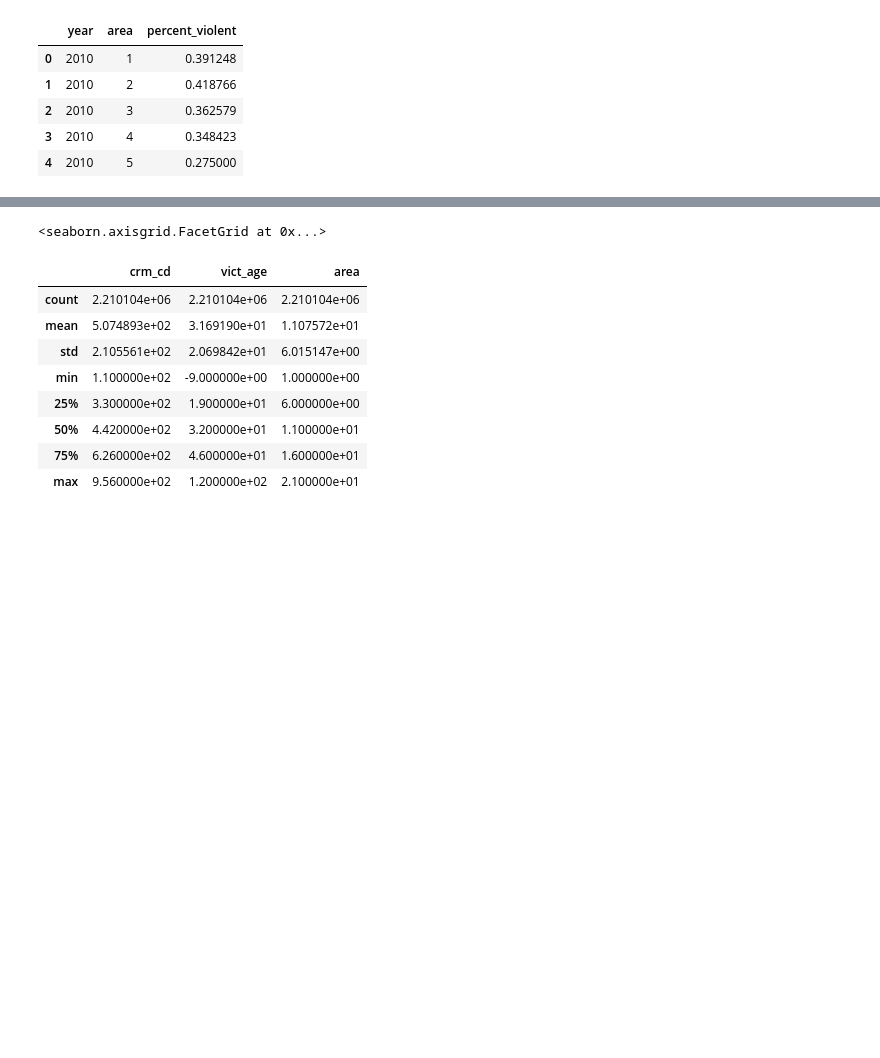
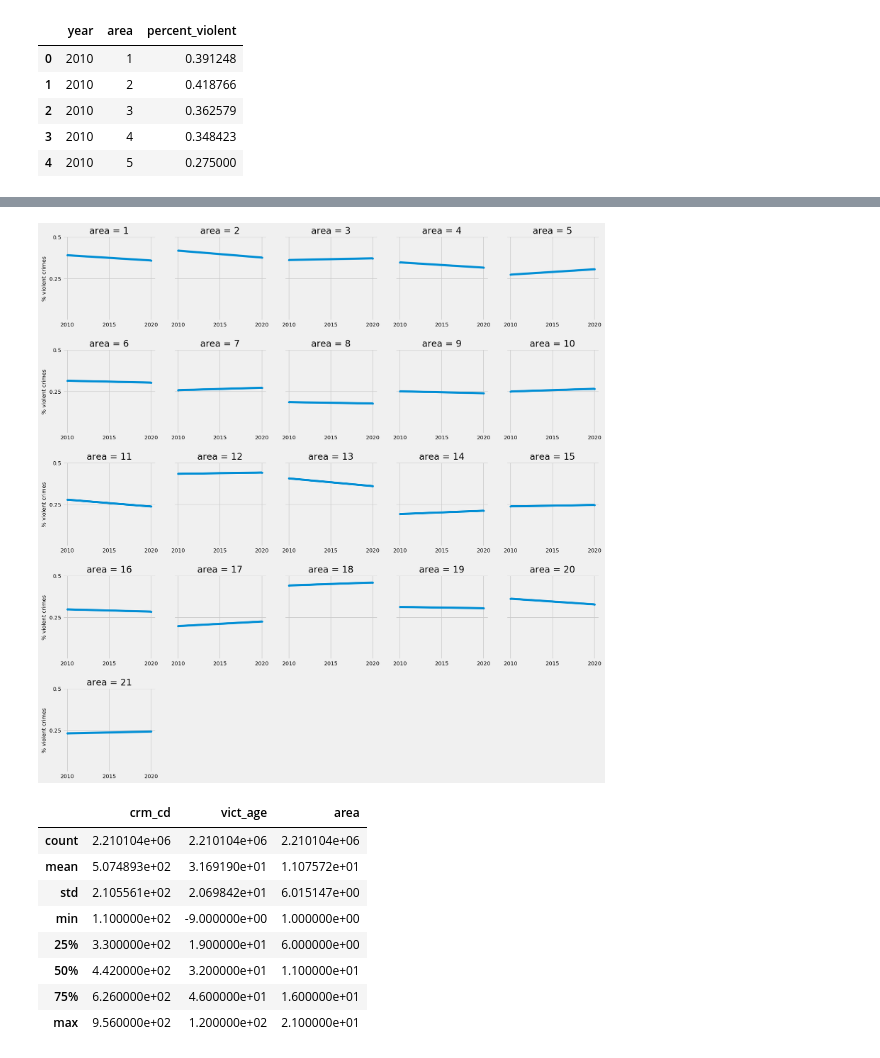
Before and after one commit to veeps/LA_innovation_team, a Jupyter notebook: code/003_explore_trends.ipynb, the cells around one changed output, grey strips where cells are left out. Drawn from its saved outputs; the diff is of its cells as text; code cells hidden in the pictures; blank space fills up the shorter version.

Commit message:
save facetgrid plot

```diff
--- a/code/003_explore_trends.ipynb
+++ b/code/003_explore_trends.ipynb
@@ -229,4 +229,5 @@ violent_crimes.head()
 | 3 | 2010 | 4 | 0.348423 |
 | 4 | 2010 | 5 | 0.275000 |
 # %%
-test = violent_crimes[(violent_crimes["year"]== 2010) | (violent_crimes["year"]== 2020)]
+# only select for year 2010 and 2020
+violent_crimes = violent_crimes[(violent_crimes["year"]== 2010) | (violent_crimes["year"]== 2020)]
@@ -242,17 +257,15 @@ test.head()
 # %%
-g = sns.FacetGrid(violent_crimes[(violent_crimes["year"]== 2010) | (violent_crimes["year"]== 2020)], col="area", col_wrap=5, height=3, sharex=False)
-g = (g.map(plt.plot, "year", "percent_violent", marker="."))
+g = sns.FacetGrid(violent_crimes, col="area", col_wrap=5, height=3, sharex=False)
+g = (g.map(plt.plot, "year", "percent_violent", marker=".")).set(ylim=(0,.5), yticks=[.25,.5])
 #g.set_xlabels([2010,2020], fontsize=10)
 g.set_ylabels("% violent crimes", fontsize=10)
+g.set_xlabels("")
 g.set_yticklabels(labels=[.25,.5], size=10)
-g.set_xticklabels(size=10)
+g.set_xticklabels(size=10);
 
-
-
-#for ax in g.axes:
-   # plt.setp(ax.get_xticklabels(), visible = True)
+plt.savefig('../plots/violent_crimes_area.eps', format='eps', dpi=72)
 # %% [output]
-<seaborn.axisgrid.FacetGrid at 0x...>
+[figure, added]
 # %%
 df[["crm_cd", "vict_age", "area"]].describe()
 # %% [output]
```
Also changed, not shown: parts of 3 cells of this notebook, 1 other file.
